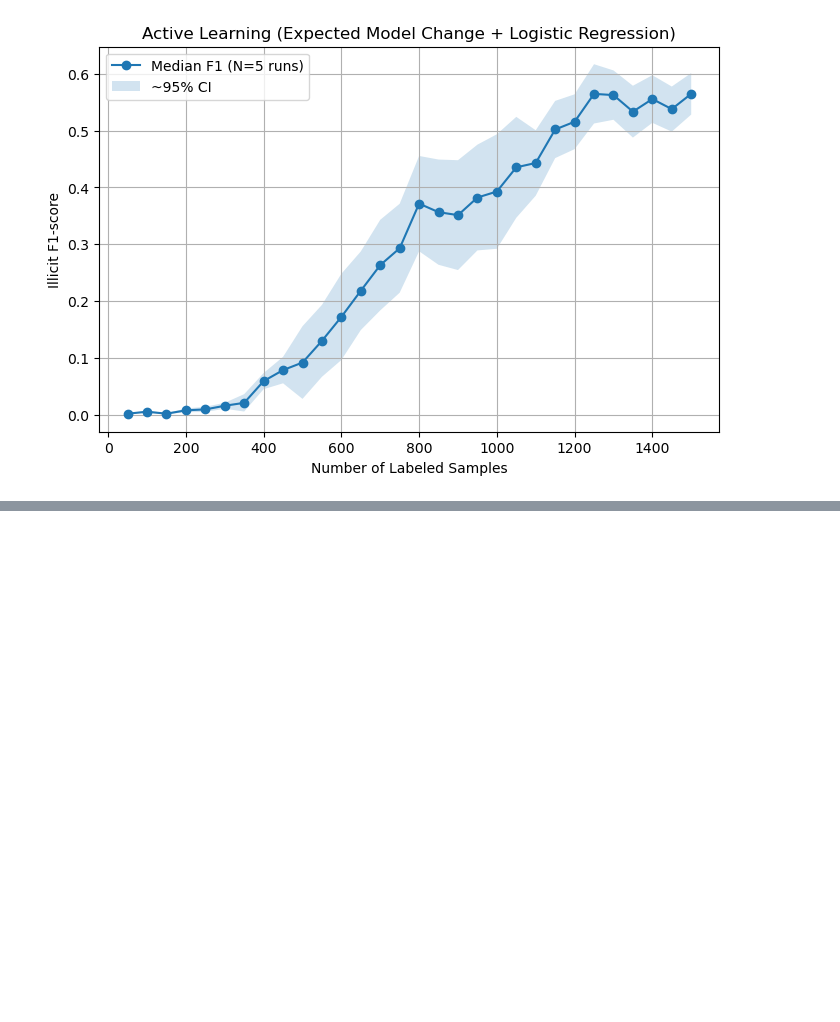
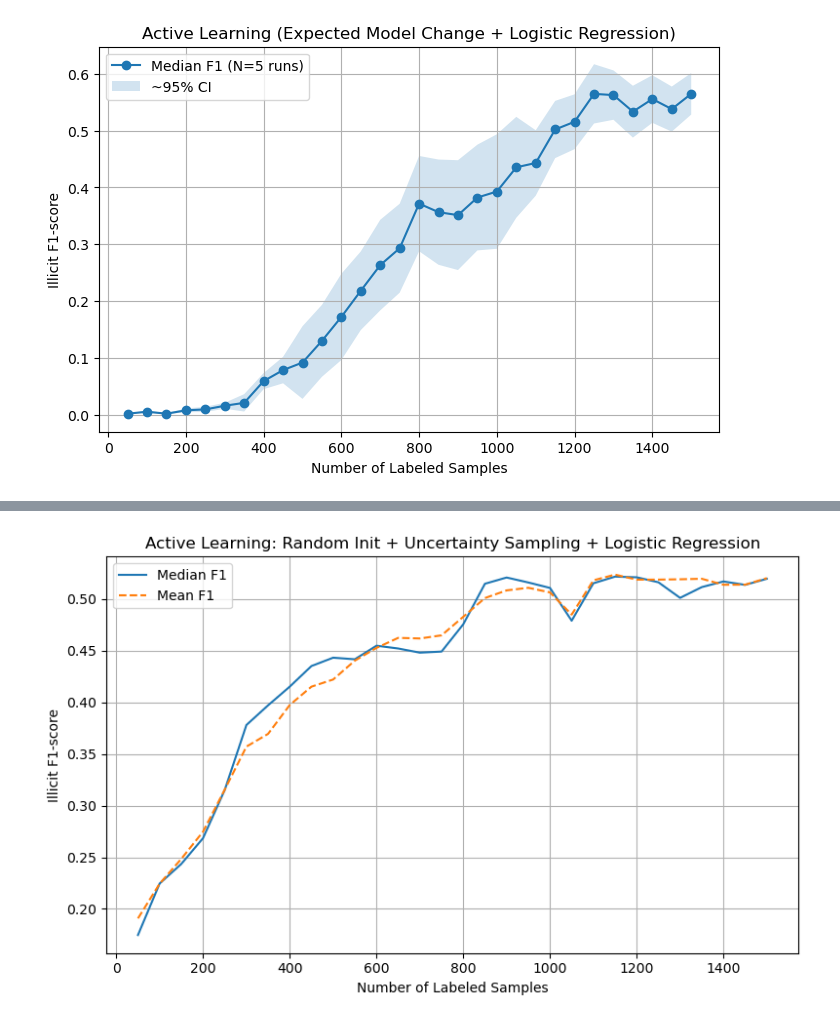
Before and after one commit to ehowang/aml_project, a Jupyter notebook: LogisticRegression.ipynb, the cells around one changed output, grey strips where cells are left out. Saved outputs shown, nothing was run; the diff lists cells and outputs as text; code cells hidden in the pictures; blank space fills up the shorter version.

```diff
--- a/LogisticRegression.ipynb
+++ b/LogisticRegression.ipynb
@@ -416,0 +419,94 @@ Median Final F1 illicit (last iteration): 0.5648
+# %%
+import pandas as pd
+import numpy as np
+from sklearn.linear_model import LogisticRegression
+from sklearn.metrics import f1_score
+import matplotlib.pyplot as plt
+
+# Load data
+labeled_df = pd.read_csv("elliptic_txs_features_labeled.csv")
+
+# Split train/test by time_step
+train_df = labeled_df[labeled_df['time_step'] <= 34].reset_index(drop=True)
+test_df = labeled_df[labeled_df['time_step'] >= 35].reset_index(drop=True)
+
+X_test = test_df.drop(columns=['txId', 'time_step', 'class'])
+y_test = (test_df['class'] == 1).astype(int)
+
+feature_columns = [col for col in train_df.columns if col.startswith('feature_') or col.startswith('f')]
+
+# Config
+batch_size = 50
+max_iterations = 30
+N_runs = 5
+all_f1_scores = []
+random_sizes = []
+active_sizes = []
+
+for run in range(N_runs):
+    print(f"\n=== Run {run+1}/{N_runs} ===")
+    unlabeled_pool = train_df.copy()
+    labeled_pool = unlabeled_pool.sample(n=batch_size, random_state=run).copy()
+    unlabeled_pool = unlabeled_pool.drop(labeled_pool.index).reset_index(drop=True)
+    labeled_pool = labeled_pool.reset_index(drop=True)
+
+    f1_scores = []
+
+    # Active Learning Loop (Uncertainty Sampling)
+    iteration = 1
+    while len(unlabeled_pool) > 0 and iteration <= max_iterations:
+        X_train = labeled_pool[feature_columns]
+        y_train = (labeled_pool['class'] == 1).astype(int)
+
+        model = LogisticRegression(max_iter=300, solver='liblinear', random_state=run)
+        model.fit(X_train, y_train)
+
+        y_pred = model.predict(X_test)
+        f1 = f1_score(y_test, y_pred, pos_label=1)
+        f1_scores.append(f1)
+        print(f"[Run {run+1}] Iter {iteration} F1-illicit: {f1:.4f}")
+
+        # Uncertainty sampling
+        proba = model.predict_proba(unlabeled_pool[feature_columns])[:, 1]
+        uncertainty = np.abs(proba - 0.5)
+        select_idx = np.argsort(uncertainty)[:batch_size]
+
+        new_batch = unlabeled_pool.iloc[select_idx]
+        labeled_pool = pd.concat([labeled_pool, new_batch], ignore_index=True)
+        unlabeled_pool = unlabeled_pool.drop(unlabeled_pool.index[select_idx]).reset_index(drop=True)
+
+        iteration += 1
+
+    all_f1_scores.append(f1_scores)
+    random_sizes.append(batch_size)
+    active_sizes.append(len(f1_scores) * batch_size)
+
+# --- Evaluation ---
+max_len = max(len(scores) for scores in all_f1_scores)
+f1_matrix = np.full((N_runs, max_len), np.nan)
+for i, scores in enumerate(all_f1_scores):
+    f1_matrix[i, :len(scores)] = scores
+
+mean_f1_per_iter = np.nanmean(f1_matrix, axis=0)
+median_f1_per_iter = np.nanmedian(f1_matrix, axis=0)
+final_median_f1 = np.nanmedian([scores[-1] for scores in all_f1_scores if len(scores) == max_len])
+
+print("\n=== Summary ===")
+print("Mean F1 per Iteration:", np.round(mean_f1_per_iter, 4))
+print("Final Median F1 (illicit):", round(final_median_f1, 4))
+print("Avg Random Init size:", int(np.mean(random_sizes)))
+print("Avg Active Learning size:", int(np.mean(active_sizes)))
+print("Avg Final Training set size:", int(np.mean(np.array(random_sizes) + np.array(active_sizes))))
+
+# --- Plot ---
+plt.figure(figsize=(8, 5))
+plt.plot(np.arange(1, len(median_f1_per_iter)+1)*batch_size, median_f1_per_iter, label='Median F1')
+plt.plot(np.arange(1, len(mean_f1_per_iter)+1)*batch_size, mean_f1_per_iter, label='Mean F1', linestyle='--')
+plt.xlabel("Number of Labeled Samples")
+plt.ylabel("Illicit F1-score")
+plt.title("Active Learning: Random Init + Uncertainty Sampling + Logistic Regression")
+plt.grid(True)
+plt.legend()
+plt.tight_layout()
+plt.show()
+# %% [output]
@@ -416,0 +530 @@ Median Final F1 illicit (last iteration): 0.5648
+[figure, added]
```
Also changed, not shown: parts of 3 cells of this notebook.
